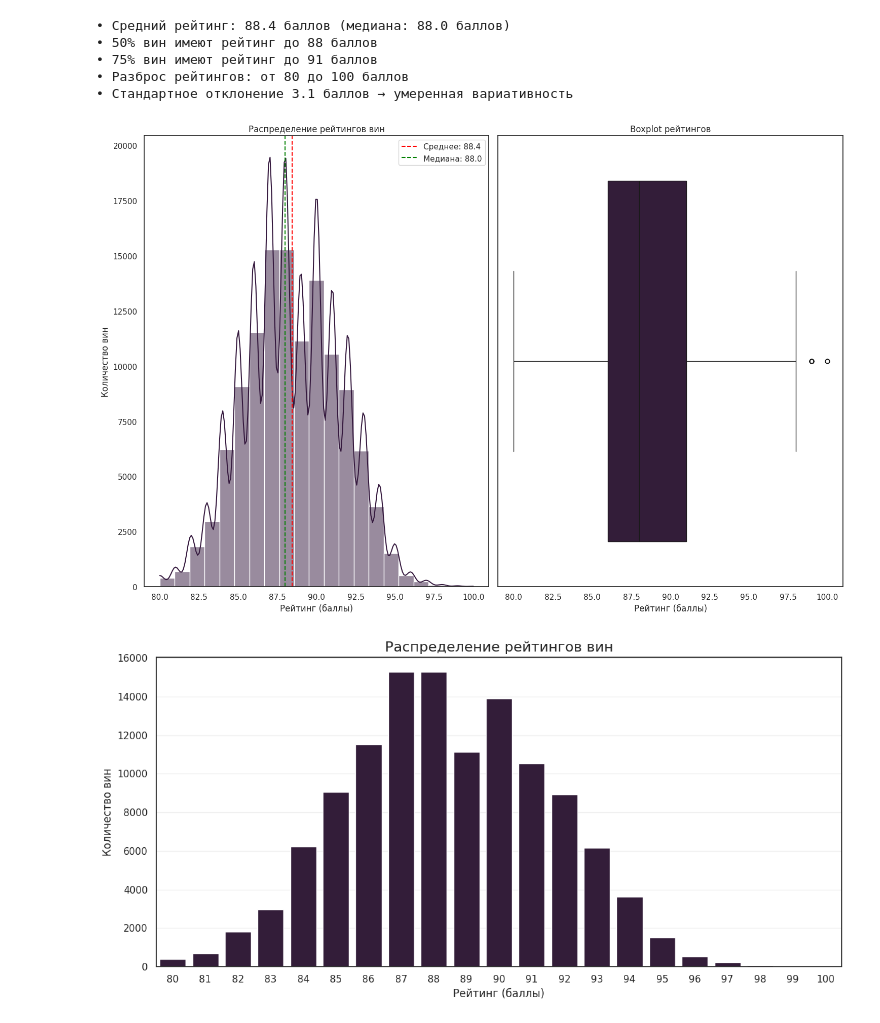
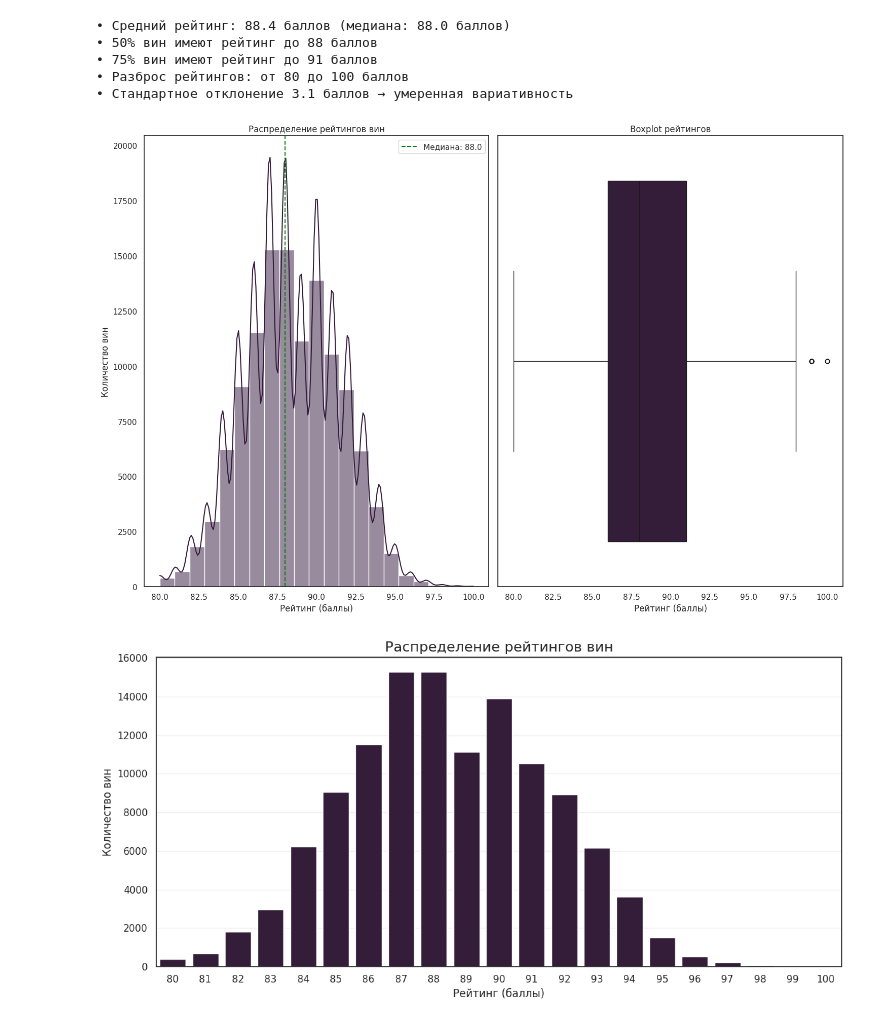
Before and after one commit to 26Ginger/wine-reviews, a Jupyter notebook: notebooks/02_EDA_Analysis.ipynb, the cells around one changed output. Saved outputs shown, nothing was run; the diff lists cells and outputs as text; code cells hidden in the pictures.

```diff
--- a/notebooks/02_EDA_Analysis.ipynb
+++ b/notebooks/02_EDA_Analysis.ipynb
@@ -842,0 +81,3 @@ Interactive dashboards с plotly для исследования
+# %%
+df = pd.read_csv('../data/wine_reviews_cleaned.csv')
+df.sample(2)
@@ -1916,24 +1162,21 @@ print(f"• Стандартное отклонение {df['points'].std():.1f}
 # %%
 fig, ((ax1, ax2)) = plt.subplots(1, 2, figsize=(15, 10))
 
-# Гистограмма
 sns.histplot(data=df, x='points', bins=21, kde=True, ax=ax1)
-ax1.axvline(df['points'].mean(), color='red', linestyle='--', label=f'Среднее: {df["points"].mean():.1f}')
-ax1.axvline(df['points'].median(), color='green', linestyle='--', label=f'Медиана: {df["points"].median():.1f}')
+ax1.axvline(df['points'].median(), color='green', linestyle='--', label=f'Медиана: {df['points'].median():.1f}')
 ax1.set_xlabel('Рейтинг (баллы)')
 ax1.set_ylabel('Количество вин')
 ax1.set_title('Распределение рейтингов вин')
 ax1.legend()
 
-# Boxplot
 sns.boxplot(data=df, x='points', ax=ax2)
 ax2.set_xlabel('Рейтинг (баллы)')
 ax2.set_title('Boxplot рейтингов')
 
 plt.tight_layout()
 plt.show()
 # %% [output]
-[figure, old version]
+[figure, new version]
 # %%
 plt.figure(figsize=(12, 6))
 sns.countplot(data=df, x='points', order=sorted(df['points'].unique()))
```
Also changed, not shown: parts of 340 cells of this notebook, 1 other file.
